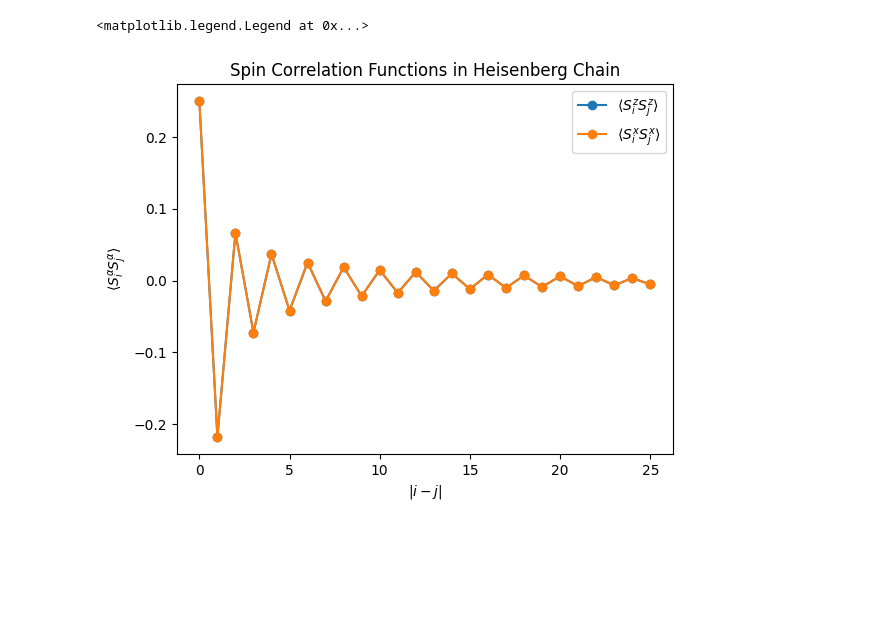
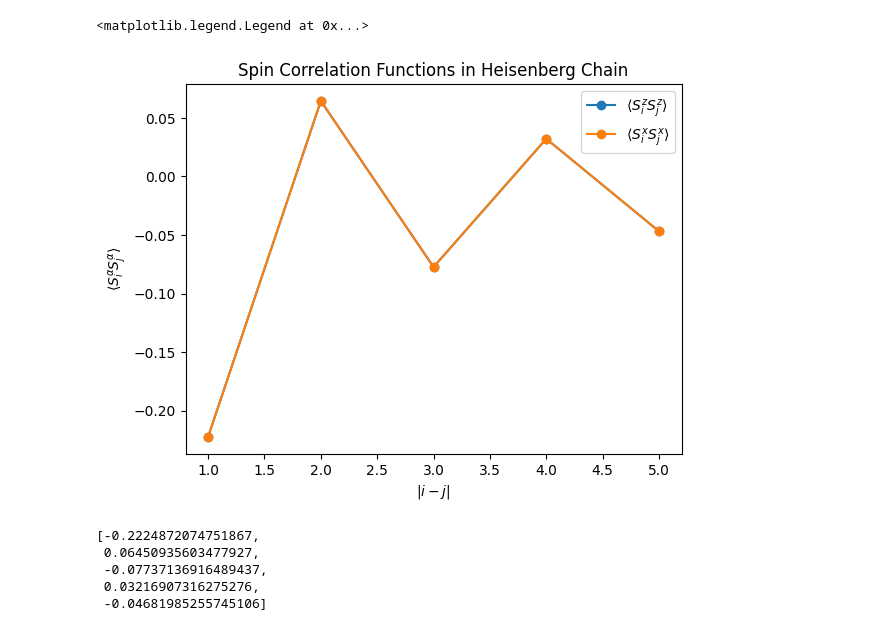
Before and after one commit to K-Suzuki-Jij/edu1sces, a Jupyter notebook: notebooks/heisenberg.ipynb, the cells around one changed output. Saved outputs shown, nothing was run; the diff lists cells and outputs as text; code cells hidden in the pictures; blank space fills up the shorter version.

```diff
--- a/notebooks/heisenberg.ipynb
+++ b/notebooks/heisenberg.ipynb
@@ -4,7 +4,7 @@ from edu1sces.model import HeisenbergModel
 from edu1sces.solver import solve, SolverParameters
 import matplotlib.pyplot as plt
 # %%
-N = 26
+N = 6
 total_sz = 0
 model = HeisenbergModel(
     spins={i: 0.5 for i in range(N)},
@@ -27,7 +27,7 @@ Energy: -11.339579652755127
 # %%
 Sz_cfs = []
 time_start = time.perf_counter()
-for i in range(N):
+for i in range(1, N):
     Sz_0 = model.make_local_op_sz(0)
     Sz_i = model.make_local_op_sz(i)
     Sz_cfs.append(result.correlation_function(Sz_0, 0, Sz_i, i))
@@ -38,7 +38,7 @@ Elapsed time: 8.82677266599785 sec
 # %%
 Sx_cfs = []
 time_start = time.perf_counter()
-for i in range(N):
+for i in range(1, N):
     Sx_0 = model.make_local_op_sx(0)
     Sx_i = model.make_local_op_sx(i)
     Sx_cfs.append(result.correlation_function(Sx_0, 0, Sx_i, i))
@@ -49,10 +49,18 @@ Elapsed time: 14.03904612500628 sec
 # %%
-plt.plot(range(N), Sz_cfs, marker="o", label=r"$\langle S_i^z S_j^z \rangle$")
-plt.plot(range(N), Sx_cfs, marker="o", label=r"$\langle S_i^x S_j^x \rangle$")
+plt.plot(range(1, N), Sz_cfs, marker="o", label=r"$\langle S_i^z S_j^z \rangle$")
+plt.plot(range(1, N), Sx_cfs, marker="o", label=r"$\langle S_i^x S_j^x \rangle$")
 plt.xlabel(r"$|i-j|$")
 plt.ylabel(r"$\langle S_i^\alpha S_j^\alpha \rangle$")
 plt.title("Spin Correlation Functions in Heisenberg Chain")
 plt.legend()
 # %% [output]
 <matplotlib.legend.Legend at 0x...>
-[figure, old version]
+[figure, new version]
+# %%
+Sz_cfs
+# %% [output]
+[-0.2224872074751867,
+ 0.06450935603477927,
+ -0.07737136916489437,
+ 0.03216907316275276,
+ -0.04681985255745106]
```
Also changed, not shown: parts of 3 cells of this notebook, 15 other files.
